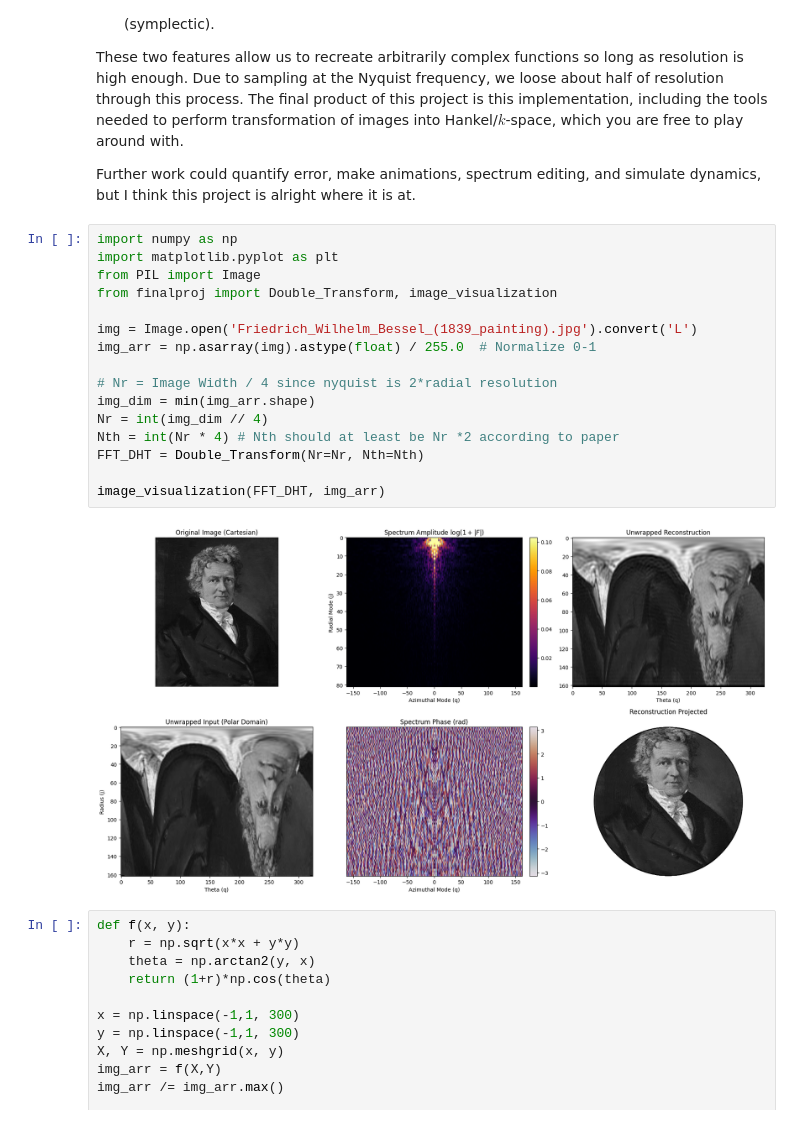
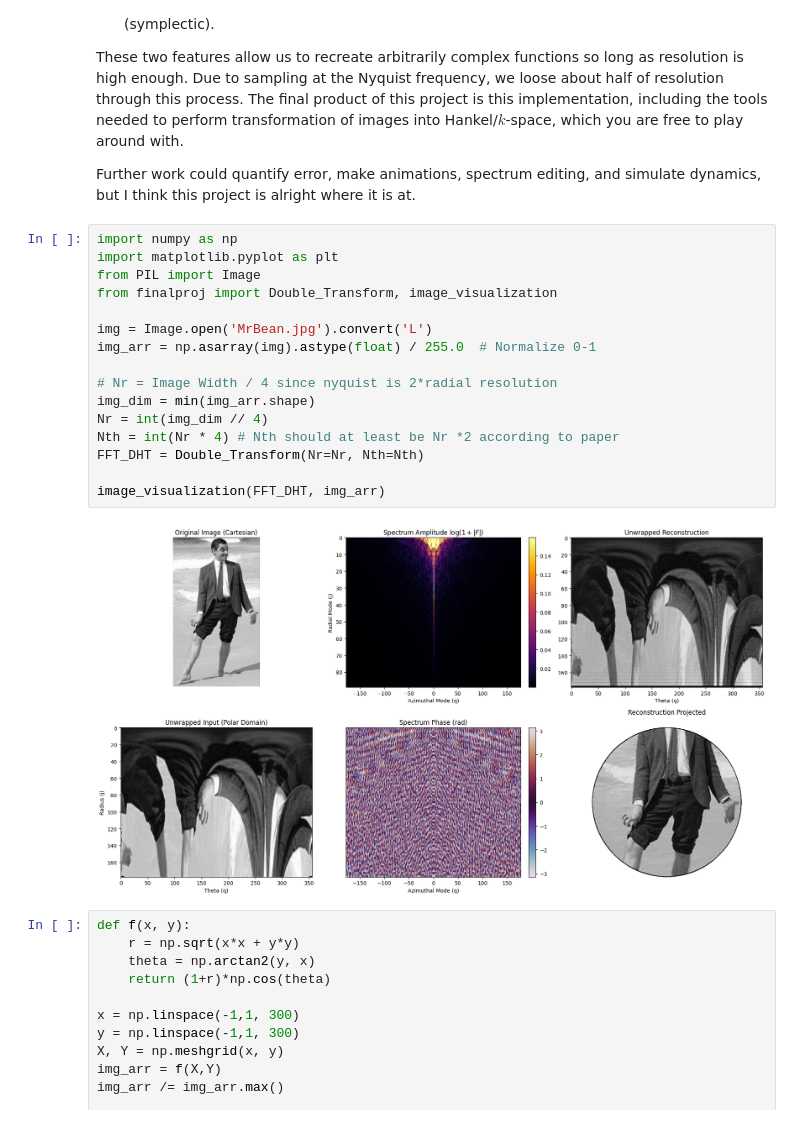
Before and after one commit to andrew-koren/IIT-Physics-Grad, a Jupyter notebook: 25_FS/Phys501/final_proj/finalproj.ipynb, the cells around one changed output. Drawn from its saved outputs; the diff is of its cells as text.

```diff
--- a/25_FS/Phys501/final_proj/finalproj.ipynb
+++ b/25_FS/Phys501/final_proj/finalproj.ipynb
@@ -199,21 +199,21 @@ Further work could quantify error, make animations, spectrum editing, and simula
 # %%
 import numpy as np
 import matplotlib.pyplot as plt
 from PIL import Image
 from finalproj import Double_Transform, image_visualization
 
-img = Image.open('Friedrich_Wilhelm_Bessel_(1839_painting).jpg').convert('L')
+img = Image.open('MrBean.jpg').convert('L')
 img_arr = np.asarray(img).astype(float) / 255.0  # Normalize 0-1
 
 # Nr = Image Width / 4 since nyquist is 2*radial resolution
 img_dim = min(img_arr.shape)
 Nr = int(img_dim // 4)
 Nth = int(Nr * 4) # Nth should at least be Nr *2 according to paper
 FFT_DHT = Double_Transform(Nr=Nr, Nth=Nth)
 
 image_visualization(FFT_DHT, img_arr)
 # %% [output]
-[figure, old version]
+[figure, new version]
 # %%
 def f(x, y):
     r = np.sqrt(x*x + y*y)
```
Also changed, not shown: 3 other files.
